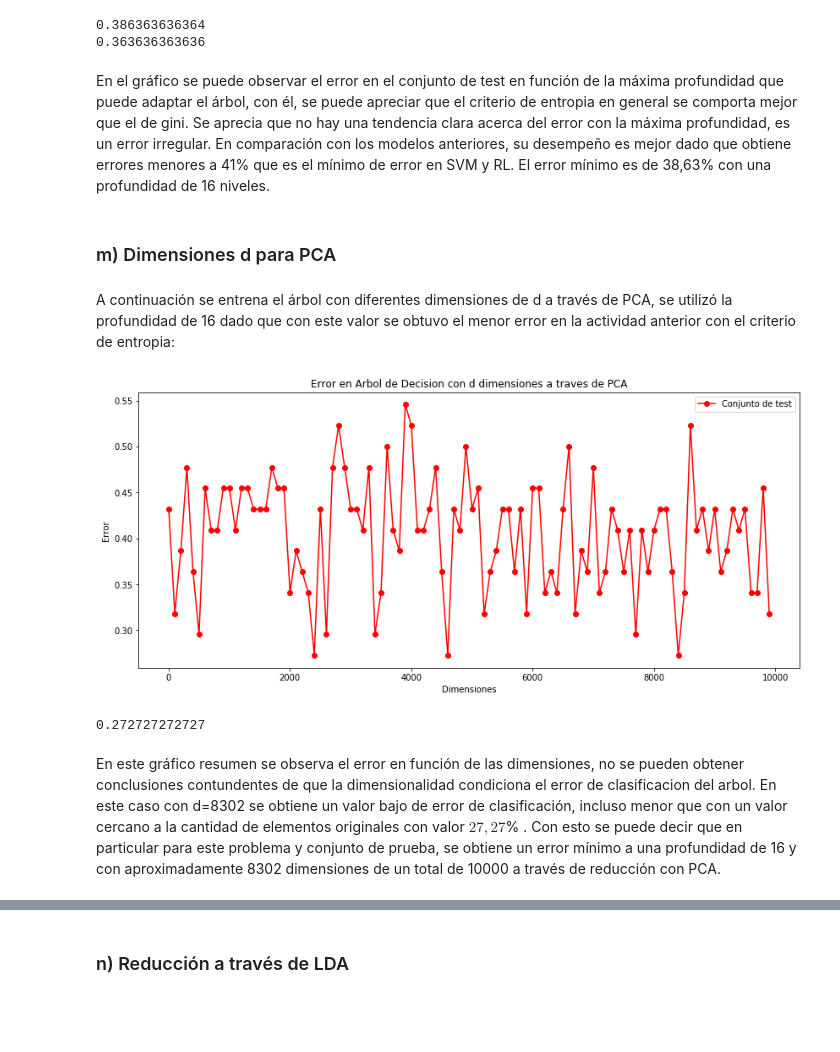
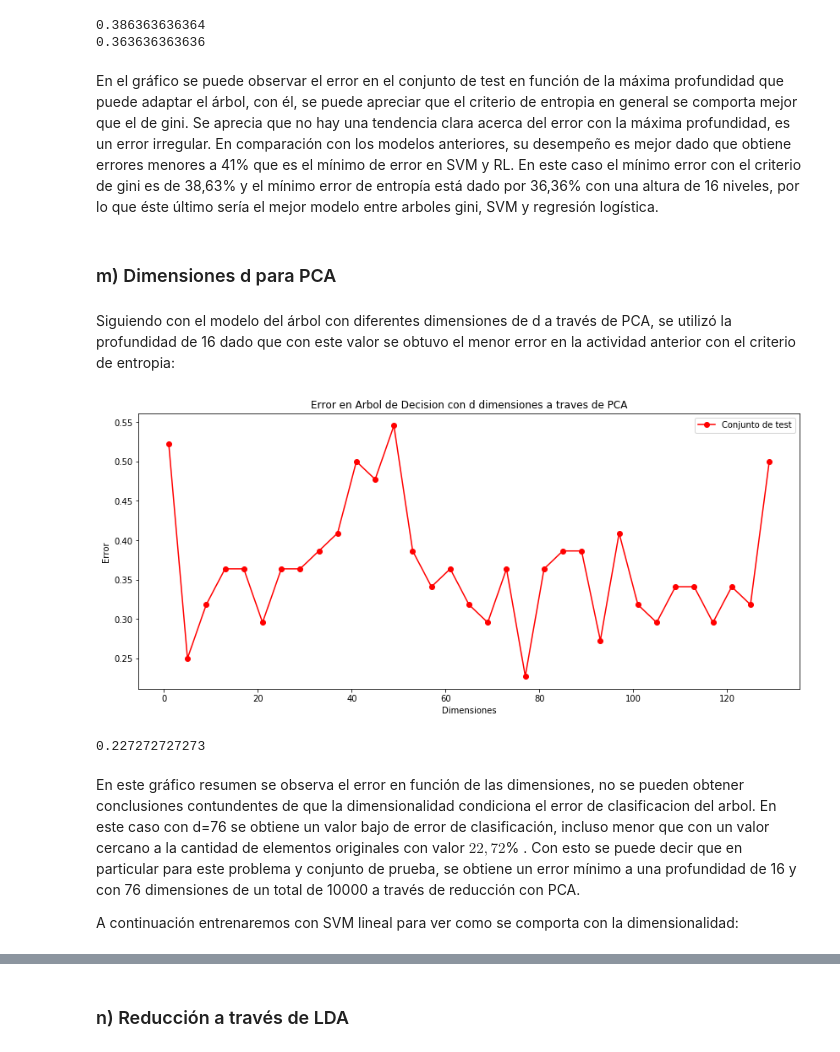
Before and after one commit to F4BI4NFF/MachineLearning2, a Jupyter notebook: Analisis de audios como datos brutos.ipynb, the cells around one changed output, grey strips where cells are left out. Saved outputs shown, nothing was run; the diff lists cells and outputs as text; code cells hidden in the pictures; blank space fills up the shorter version.

```diff
--- a/Analisis de audios como datos brutos.ipynb
+++ b/Analisis de audios como datos brutos.ipynb
@@ -492,37 +499,40 @@ print min_entropy
 0.363636363636
 # %% [markdown]
 En el gráfico se puede observar el error en el conjunto de test en función de la máxima profundidad que puede adaptar el árbol, con él, se puede apreciar que el criterio de entropia en general se comporta mejor que el de gini. Se aprecia que no hay una tendencia clara acerca del error con la máxima profundidad, es un error irregular.
-En comparación con los modelos anteriores, su desempeño es mejor dado que obtiene errores menores a 41% que es el mínimo de error en SVM y RL. El error mínimo es de 38,63% con una profundidad de 16 niveles.
+En comparación con los modelos anteriores, su desempeño es mejor dado que obtiene errores menores a 41% que es el mínimo de error en SVM y RL. En este caso el mínimo error con el criterio de gini es de 38,63% y el mínimo error de entropía está dado por 36,36% con una altura de 16 niveles, por lo que éste último sería el mejor modelo entre arboles gini, SVM y regresión logística.
 # %% [markdown]
 ### m) Dimensiones d para PCA
 # %% [markdown]
-A continuación se entrena el árbol con diferentes dimensiones de d a través de PCA, se utilizó la profundidad de 16 dado que con este valor se obtuvo el menor error en la actividad anterior con el criterio de entropia:
+Siguiendo con el modelo del árbol con diferentes dimensiones de d a través de PCA, se utilizó la profundidad de 16 dado que con este valor se obtuvo el menor error en la actividad anterior con el criterio de entropia:
 # %%
-d = range(2,10000,100)
+from sklearn.tree import DecisionTreeClassifier as Tree
+d = range(1,132,4)
 Y_d = []
 for i in d:
     pca_model = PCA(n_components=i)
     pca_model.fit(X_train)
     X_pca_train = pca_model.transform(X_train)
     X_pca_test = pca_model.transform(X_test)
     model = Tree()
     model.set_params(max_depth=16,criterion='entropy',splitter='best') # Máxima profundidad 3 ya que dio el menor valor de error.
     model.fit(X_pca_train,y_train)
     Y_d.append(1-model.score(X_pca_test,y_test))
 
 f,axarr = plt.subplots(1,figsize=(14,6))
 axarr.plot(d,Y_d,'ro-',label="Conjunto de test")
 axarr.set_title("Error en Arbol de Decision con d dimensiones a traves de PCA")
 axarr.set_xlabel('Dimensiones')
 axarr.set_ylabel('Error')
 axarr.legend(loc="upper right", fancybox= True)
 plt.show()
 # %% [output]
-[figure, old version]
+[figure, new version]
 # %%
 minimo_tree = min(Y_d)
 print minimo_tree
 # %% [output]
-0.272727272727
+0.227272727273
 # %% [markdown]
-En este gráfico resumen se observa el error en función de las dimensiones, no se pueden obtener conclusiones contundentes de que la dimensionalidad condiciona el error de clasificacion del arbol. En este caso con d=8302 se obtiene un valor bajo de error de clasificación, incluso menor que con un valor cercano a la cantidad de elementos originales con valor $27,27$% . Con esto se puede decir que en particular para este problema y conjunto de prueba, se obtiene un error mínimo a una profundidad de 16 y con aproximadamente 8302 dimensiones de un total de 10000 a través de reducción con PCA.
+En este gráfico resumen se observa el error en función de las dimensiones, no se pueden obtener conclusiones contundentes de que la dimensionalidad condiciona el error de clasificacion del arbol. En este caso con d=76 se obtiene un valor bajo de error de clasificación, incluso menor que con un valor cercano a la cantidad de elementos originales con valor $22,72$% . Con esto se puede decir que en particular para este problema y conjunto de prueba, se obtiene un error mínimo a una profundidad de 16 y con  76 dimensiones de un total de 10000 a través de reducción con PCA.
+
+A continuación entrenaremos con SVM lineal para ver como se comporta con la dimensionalidad:
```
Also changed, not shown: parts of 24 cells of this notebook.
